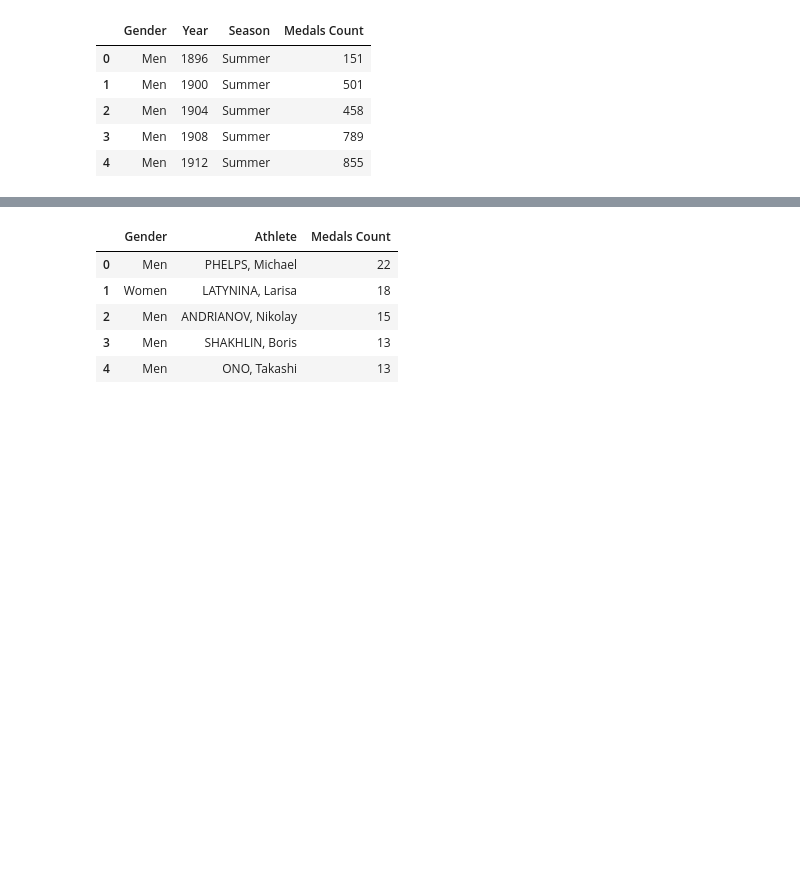
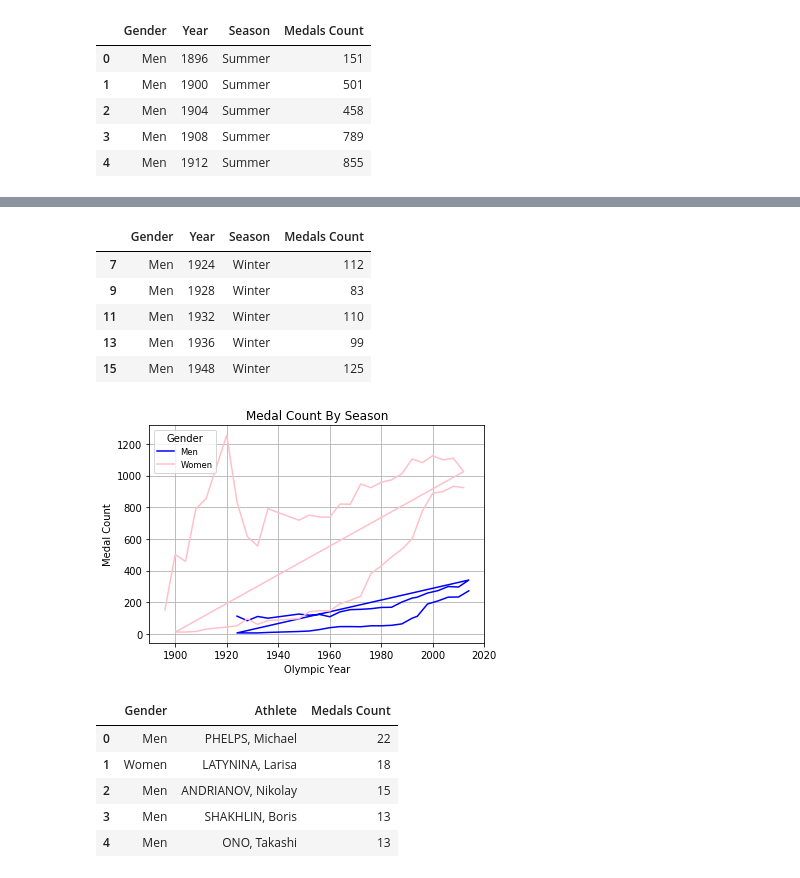
Before and after one commit to brittney-joyce/Olympic-Data-Analysis, a Jupyter notebook: Olympic_Medal_Analysis.ipynb, the cells around one changed output, grey strips where cells are left out. Cells and saved outputs as stored; diff of their text form; code cells hidden in the pictures; blank space fills up the shorter version.

```diff
--- a/Olympic_Medal_Analysis.ipynb
+++ b/Olympic_Medal_Analysis.ipynb
@@ -66,0 +154,8 @@ plt.show()
+# %%
+#season analysis by gender
+gender_analysis = pd.DataFrame( {"Medals Count":medals_df.groupby(['Gender','Year', 'Season']).size()} ).reset_index() #.groupby(['Gender','Year'])
+men = gender_analysis[gender_analysis["Gender"] == "Men"]
+women = gender_analysis[gender_analysis["Gender"] == "Women"]
+season_men= men.groupby(["Season"])
+season_women=women.groupby(["Season"])
+season_women.head(10)
@@ -67,3 +180,30 @@ plt.show()
+# %%
+winter_analysis = gender_analysis[gender_analysis["Season"] == "Winter"]
+summer_analysis = gender_analysis[gender_analysis["Season"] == "Summer"]
+
+winterplot= plt.plot(winter_analysis['Year'], winter_analysis['Medals Count'], c="blue",label="Men")
+summerplot= plt.plot(summer_analysis['Year'], summer_analysis['Medals Count'], c="pink", label = "Women")
+
+plt.title("Medal Count By Season")
+plt.ylabel("Medal Count")
+plt.xlabel("Olympic Year")
+plt.xlim((1890,2020))
+plt.grid(True)
+
+plt.legend(fontsize="small", mode="Expanded",
+                  numpoints=1, scatterpoints=1,
+                  loc="upper left", title="Gender",
+                  labelspacing=0.5)
+
+winter_analysis.head()
+# %% [output]
+|  | Gender | Year | Season | Medals Count |
+| 7 | Men | 1924 | Winter | 112 |
+| 9 | Men | 1928 | Winter | 83 |
+| 11 | Men | 1932 | Winter | 110 |
+| 13 | Men | 1936 | Winter | 99 |
+| 15 | Men | 1948 | Winter | 125 |
+[figure, added]
 # %%
 #Athlete Analyis
 athlete_analysis = pd.DataFrame({"Medals Count":medals_df.groupby(['Gender', 'Athlete']).size()}) #.groupby(['Gender','Year'])
```
Also changed, not shown: parts of 16 cells of this notebook, 2 other files.
